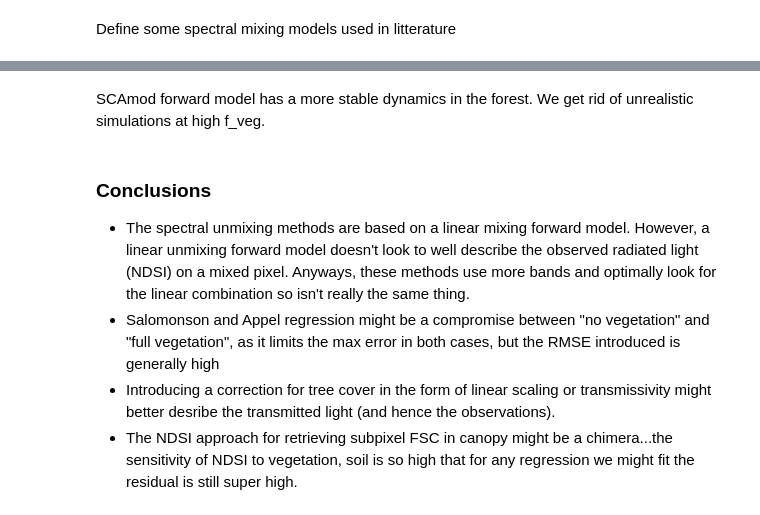
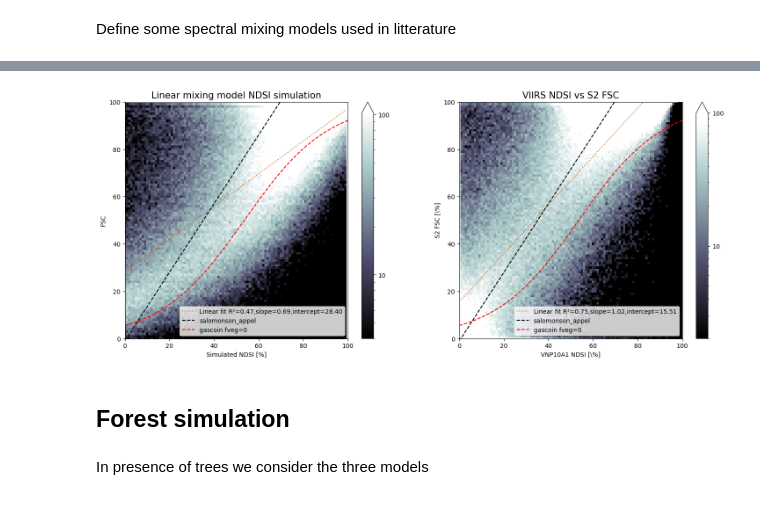
Before and after one commit to nicolaimpe/viirsnow, a Jupyter notebook: notebooks/snow_fraction_radiative_model_exp.ipynb, the cells around one changed output, grey strips where cells are left out. Saved outputs shown, nothing was run; the diff lists cells and outputs as text; code cells hidden in the pictures.

```diff
--- a/notebooks/snow_fraction_radiative_model_exp.ipynb
+++ b/notebooks/snow_fraction_radiative_model_exp.ipynb
@@ -225,0 +158,10 @@ for idx, (test_rho_soil_g, test_rho_veg_g,test_rho_snow_g, test_rho_soil_swir, t
+# %%
+def generate_landcover_simulation(red_band: BandEM, swir_band: BandEM, n_sim:int=10_000):
+    """Generate random pixel red and SWIR using previously defined normal distirbution endmembers"""
+    rho_snow_r = np.random.normal(loc=red_band.snow.mu, scale=red_band.snow.sigma, size=(n_sim,))
+    rho_snow_swir = np.random.normal(loc=swir_band.snow.mu, scale=swir_band.snow.sigma, size=(n_sim,))
+    rho_soil_r = np.random.normal(loc=red_band.soil.mu, scale=red_band.soil.sigma, size=(n_sim,))
+    rho_soil_swir = np.random.normal(loc=swir_band.soil.mu, scale=swir_band.soil.sigma, size=(n_sim,))
+    rho_veg_r = np.random.normal(loc=red_band.forest.mu, scale=red_band.forest.sigma, size=(n_sim,))
+    rho_veg_swir = np.random.normal(loc=swir_band.forest.mu, scale=swir_band.forest.sigma, size=(n_sim,))
+    return rho_soil_r,rho_veg_r,rho_snow_r,rho_soil_swir,rho_snow_swir,rho_veg_swir
@@ -310,9 +211,42 @@ for test_f_veg, color in zip(f_veg[1:], colors[1:]):
-# %% [markdown]
-SCAmod forward model has a more stable dynamics in the forest. We get rid of unrealistic simulations at high f_veg.
-# %% [markdown]
-### Conclusions
-
-- The spectral unmixing methods are based on a linear mixing forward model. However, a linear unmixing forward model doesn't look to well describe the observed radiated light (NDSI) on a mixed pixel. Anyways, these methods use more bands and optimally look for the linear combination so isn't really the same thing.
-- Salomonson and Appel regression might be a compromise between "no vegetation" and "full vegetation", as it limits the max error in both cases, but the RMSE introduced is generally high
-- Introducing a correction for tree cover in the form of linear scaling or transmissivity might better desribe the transmitted light (and hence the observations).
-- The NDSI approach for retrieving subpixel FSC in canopy might be a chimera...the sensitivity of NDSI to vegetation, soil is so high that for any regression we might fit the residual is still super high.
+# %%
+import xarray as xr
+
+from postprocess.scatter_plot import fancy_scatter_plot
+
+fig, ax = plt.subplots(1,2,figsize=(18,7))
+
+# Generate Salomonson and Appel reference line
+ndsi_bins = np.linspace(0,1,1000)
+fsc_salomonson = salomonson_appel(ndsi_bins)
+
+# Generate Gascoin reference line
+fsc_gascoin = gascoin(ndsi_bins, f_veg=0)
+
+hist = np.histogram2d(f_snow*100, ndsi_linear*100, bins=(np.arange(0,101),np.arange(0,101)))
+simulated_scatter_plot = xr.DataArray(data=hist[0].T, coords={'x': hist[1][:-1], 'y':hist[2][:-1]})
+
+# Scatter plot of VIIRS (NASA VNP10A1 product) NDSI vs Sentinel-2 FSC resampled at 375 m. Soon to be published
+viirs_l3_scatter_plot_no_forest = xr.open_dataset(
+    "/home/imperatoren/work/VIIRS_S2_comparison/viirsnow/output_folder/version_8/analyses/scatter/scatter_WY_2023_2024_nasa_l3_snpp_vs_S2_theia.nc"
+).data_vars['n_occurrences'].sel(ref_bins=slice(0,100),test_bins=slice(1,100),forest_mask_bins='no_forest').sum(('altitude_bins', 'time')).rename({"ref_bins": "y", "test_bins": "x"})
+
+titles = ["Linear mixing model NDSI simulation", "VIIRS NDSI vs S2 FSC"]
+xlabels = ["Simulated NDSI [%]", "VNP10A1 NDSI [\%]"]
+ylabels = ["FSC", "S2 FSC [\%]"]
+for idx, scatter_plot in enumerate([simulated_scatter_plot, viirs_l3_scatter_plot_no_forest]):
+
+    fancy_scatter_plot(data_to_plt=scatter_plot, ax=ax[idx],figure=fig, smoothing_window_size=0)
+    ax[idx].plot(ndsi_bins*100, fsc_salomonson*100, '--k',label='salomonson_appel')
+    ax[idx].plot(ndsi_bins*100, fsc_gascoin*100, '--r',label='gascoin fveg=0')
+    ax[idx].set_ylabel(ylabels[idx])
+    ax[idx].set_xlabel(xlabels[idx])
+    ax[idx].set_title(titles[idx], fontsize=15)
+    ax[idx].set_ylim(0,100)
+    ax[idx].set_xlim(0,100)
+    ax[idx].legend()
+# %% [output]
+[figure, added]
+# %% [markdown]
+## Forest simulation
+# %% [markdown]
+In presence of trees we consider the three models
```
Also changed, not shown: parts of 37 cells of this notebook.
